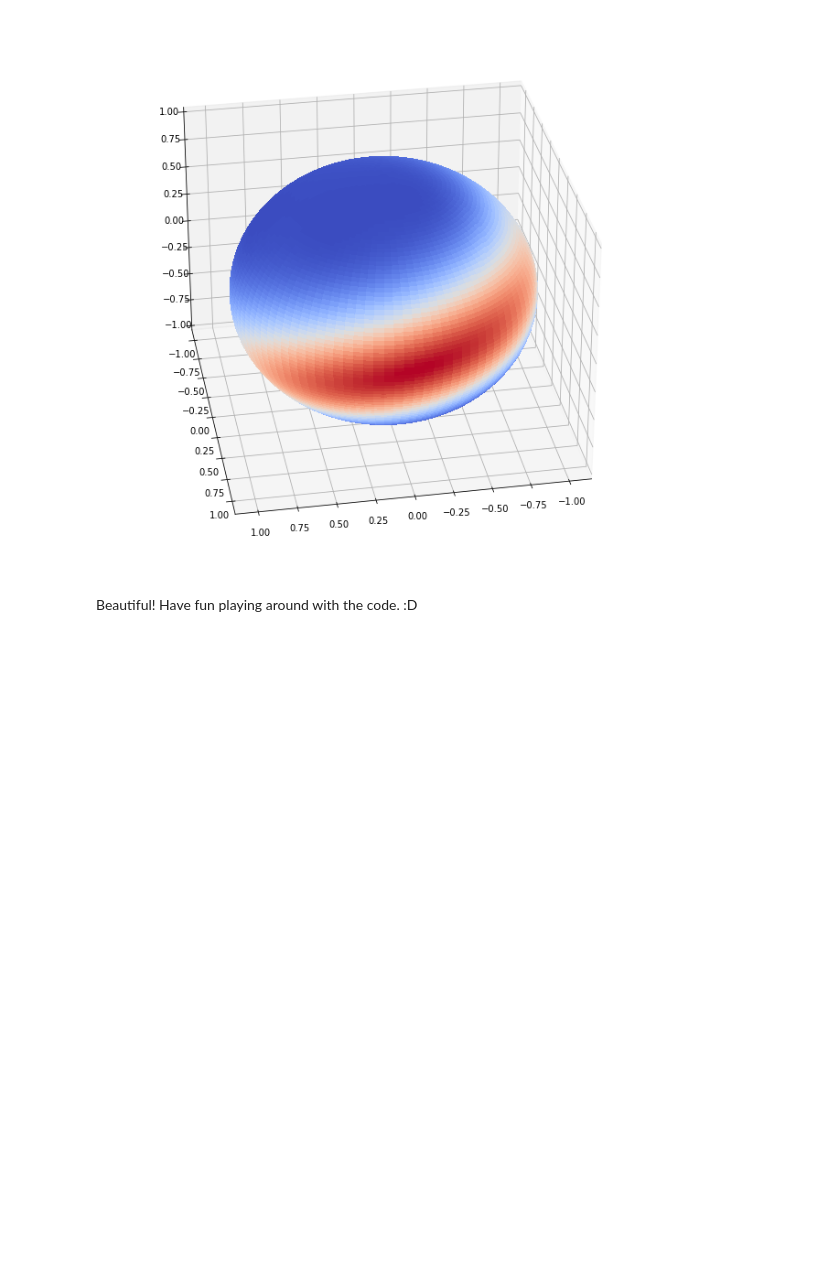
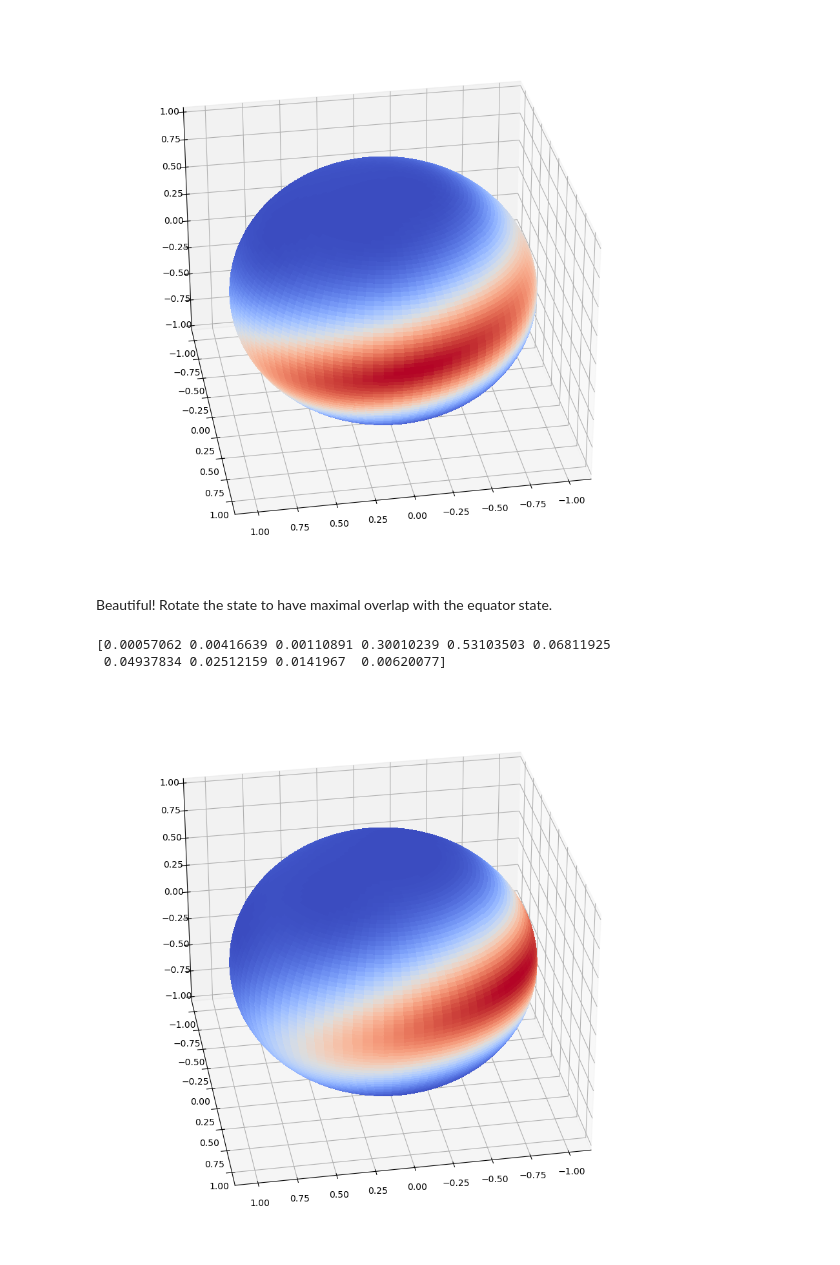
Before and after one commit to nlwach/QuditVis, a Jupyter notebook: Example.ipynb, the cells around one changed output. Cells and saved outputs as stored; diff of their text form; code cells hidden in the pictures; blank space fills up the shorter version.

```diff
--- a/Example.ipynb
+++ b/Example.ipynb
@@ -70,4 +75,15 @@ _ = plot_qudit_wigner(squeezing, elev=80)
 # %% [output]
 [figure]
-# %% [markdown]
-Beautiful! Have fun playing around with the code. :D
+# %% [markdown]
+Beautiful! Rotate the state to have maximal overlap with the equator state.
+# %%
+squeezing2 = Rz(squeezing, np.pi/4)
+squeezing2 = Rx(squeezing2, 0.3)
+
+_ = plot_qudit_wigner(squeezing2, elev=80, resolution=resolution)
+
+print(np.abs(squeezing2)**2)
+# %% [output]
+[0.00057062 0.00416639 0.00110891 0.30010239 0.53103503 0.06811925
+ 0.04937834 0.02512159 0.0141967  0.00620077]
+[figure, added]
```
Also changed, not shown: parts of 9 cells of this notebook, 1 other file.
